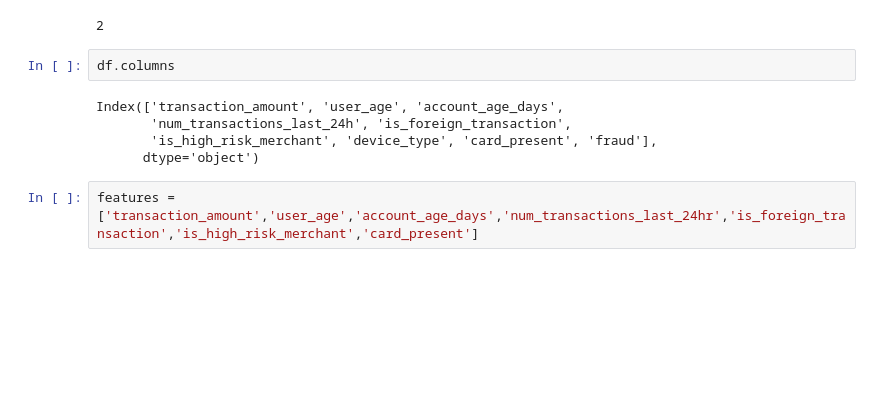
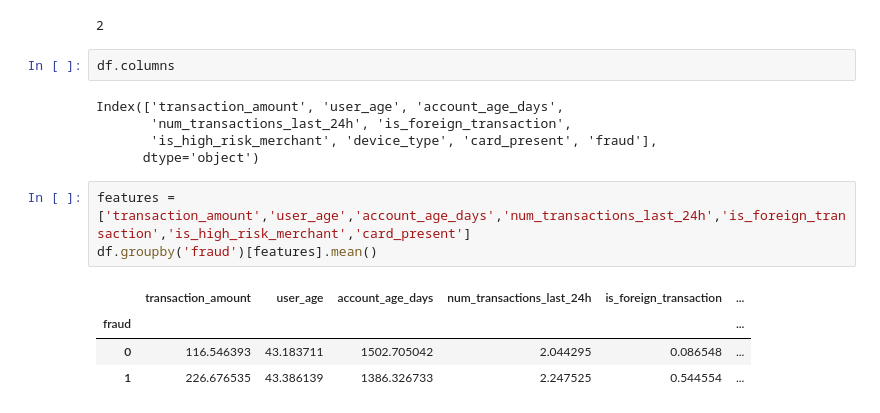
Before and after one commit to Jarad-patrick/Fraud_detection_model, a Jupyter notebook: ml.ipynb, the cells around one changed output. Cells and saved outputs as stored; diff of their text form; blank space fills up the shorter version.

```diff
--- a/ml.ipynb
+++ b/ml.ipynb
@@ -83,4 +83,10 @@ Index(['transaction_amount', 'user_age', 'account_age_days',
        'is_high_risk_merchant', 'device_type', 'card_present', 'fraud'],
       dtype='object')
 # %%
-features = ['transaction_amount','user_age','account_age_days','num_transactions_last_24hr','is_foreign_transaction','is_high_risk_merchant','card_present']
+features = ['transaction_amount','user_age','account_age_days','num_transactions_last_24h','is_foreign_transaction','is_high_risk_merchant','card_present']
+df.groupby('fraud')[features].mean()
+# %% [output]
+|  | transaction_amount | user_age | account_age_days | num_transactions_last_24h | is_foreign_transaction | ... |
+| fraud |  |  |  |  |  | ... |
+| 0 | 116.546393 | 43.183711 | 1502.705042 | 2.044295 | 0.086548 | ... |
+| 1 | 226.676535 | 43.386139 | 1386.326733 | 2.247525 | 0.544554 | ... |
```
Also changed, not shown: parts of 2 cells of this notebook.
